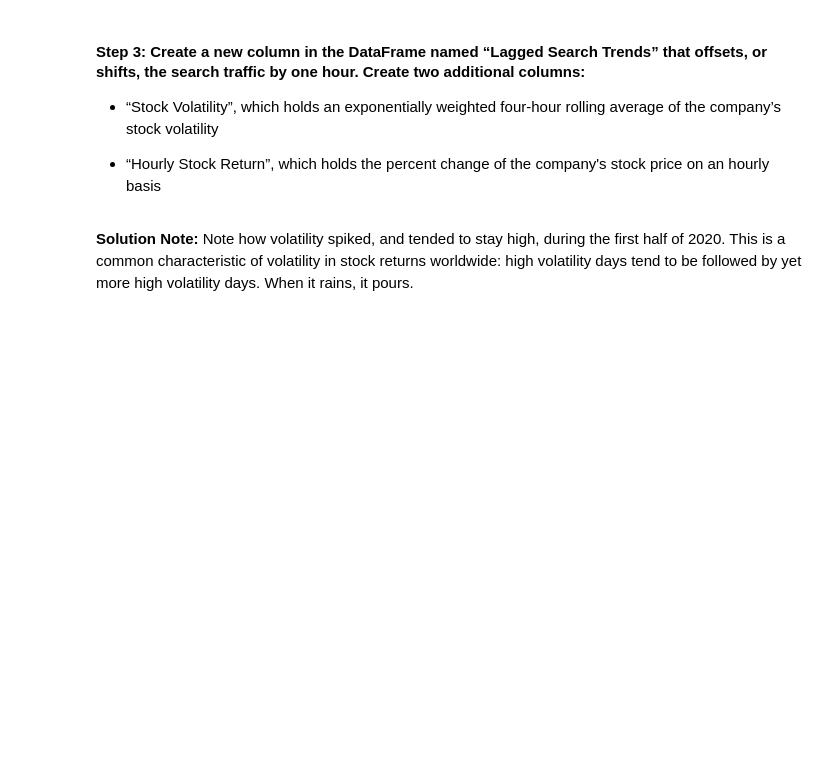
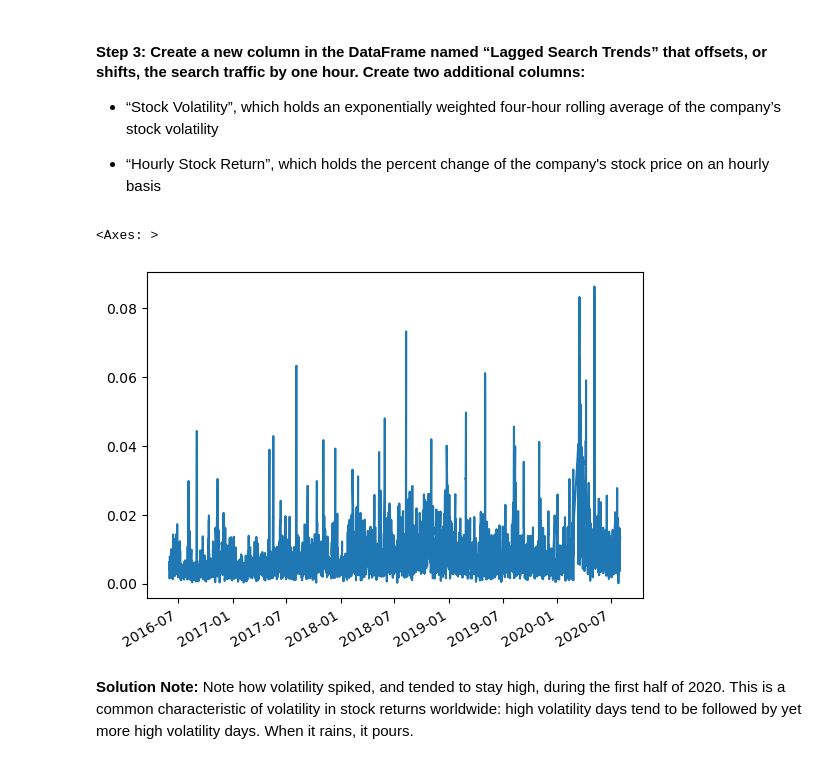
Before and after one commit to rune-encoder/prophet-challenge, a Jupyter notebook: forecasting_net_prophet.ipynb, the cells around one changed output. Saved outputs shown, nothing was run; the diff lists cells and outputs as text; code cells hidden in the pictures; blank space fills up the shorter version.

```diff
--- a/forecasting_net_prophet.ipynb
+++ b/forecasting_net_prophet.ipynb
@@ -271,11 +323,17 @@ display(df_mercado_stock.tail())
 # %%
 # Create a new column in the mercado_stock_trends_df DataFrame called Lagged Search Trends
 # This column should shift the Search Trends information by one hour
+mercado_stock_trends_df["Lagged Search Trends"] = mercado_stock_trends_df["Search Trends"].shift(1)
 # %%
 # Create a new column in the mercado_stock_trends_df DataFrame called Stock Volatility
 # This column should calculate the standard deviation of the closing stock price return data over a 4 period rolling window
+mercado_stock_trends_df["Stock Volatility"] = mercado_stock_trends_df["close"].pct_change().rolling(window=4).std()
 # %%
 # Visualize the stock volatility
+mercado_stock_trends_df["Stock Volatility"].plot()
+# %% [output]
+<Axes: >
+[figure, added]
 # %% [markdown]
 **Solution Note:** Note how volatility spiked, and tended to stay high, during the first half of 2020. This is a common characteristic of volatility in stock returns worldwide: high volatility days tend to be followed by yet more high volatility days. When it rains, it pours.
 # %%
```
Also changed, not shown: parts of 9 cells of this notebook.
